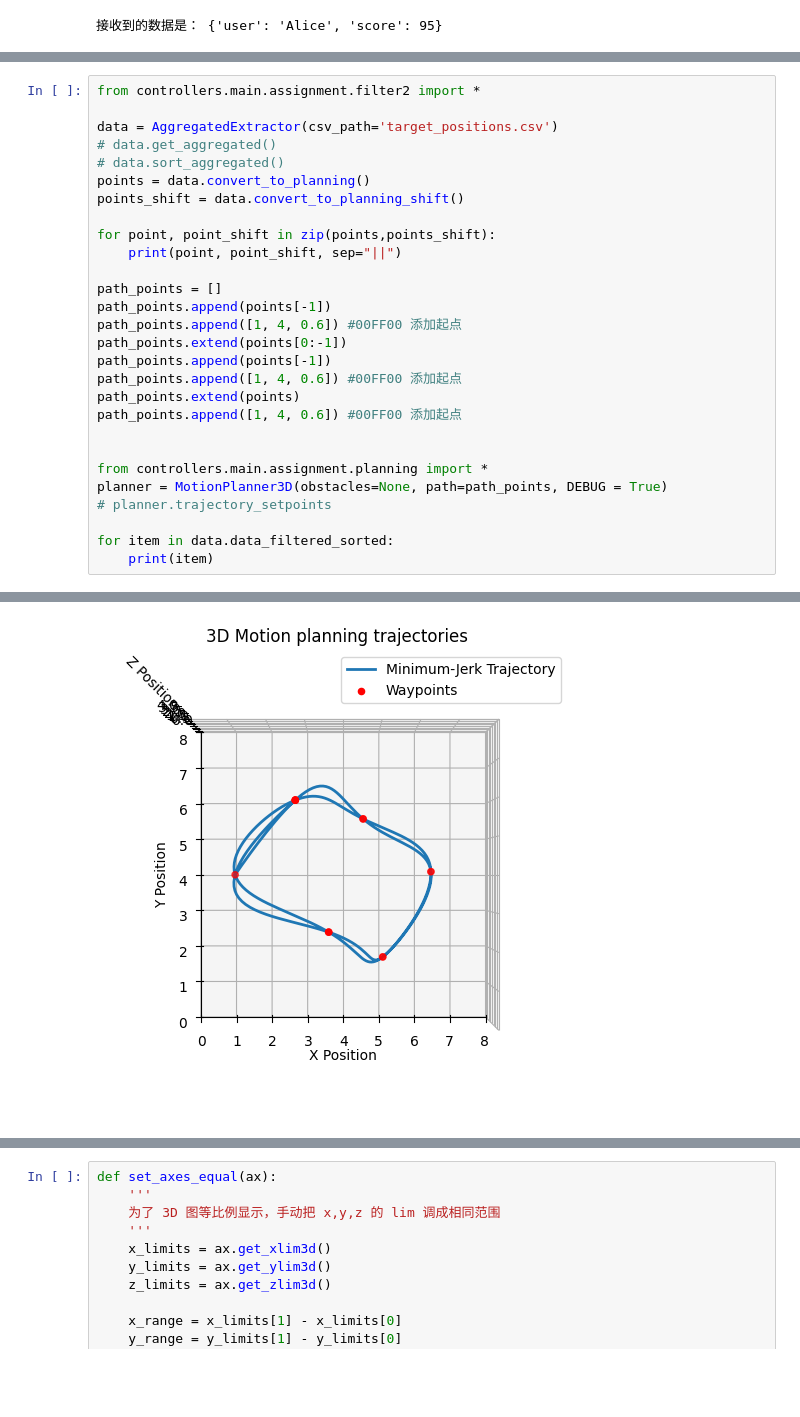
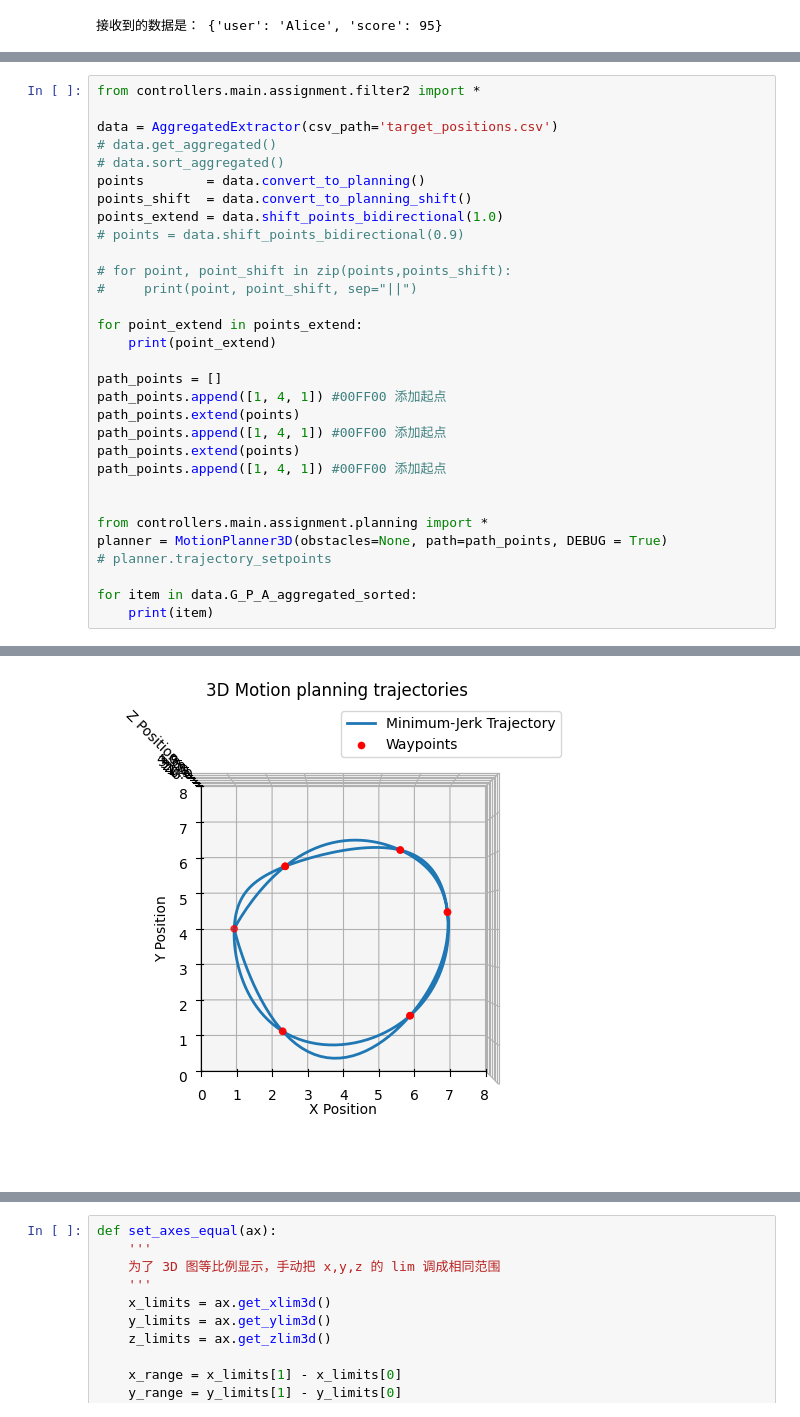
Before and after one commit to MATH-286-Pro/EPFL-MICRO-502-Aerial-Robotics, a Jupyter notebook: test.ipynb, the cells around one changed output, grey strips where cells are left out. Cells and saved outputs as stored; diff of their text form; blank space fills up the shorter version.

```diff
--- a/test.ipynb
+++ b/test.ipynb
@@ -243,26 +243,29 @@ from controllers.main.assignment.filter2 import *
 data = AggregatedExtractor(csv_path='target_positions.csv')
 # data.get_aggregated()
 # data.sort_aggregated()
-points = data.convert_to_planning()
-points_shift = data.convert_to_planning_shift()
+points        = data.convert_to_planning()
+points_shift  = data.convert_to_planning_shift()
+points_extend = data.shift_points_bidirectional(1.0)
+# points = data.shift_points_bidirectional(0.9)
 
-for point, point_shift in zip(points,points_shift):
-    print(point, point_shift, sep="||")
+# for point, point_shift in zip(points,points_shift):
+#     print(point, point_shift, sep="||")
+
+for point_extend in points_extend:
+    print(point_extend)
 
 path_points = []
-path_points.append(points[-1])
-path_points.append([1, 4, 0.6]) #00FF00 添加起点
-path_points.extend(points[0:-1])
-path_points.append(points[-1])
-path_points.append([1, 4, 0.6]) #00FF00 添加起点
+path_points.append([1, 4, 1]) #00FF00 添加起点
 path_points.extend(points)
-path_points.append([1, 4, 0.6]) #00FF00 添加起点
+path_points.append([1, 4, 1]) #00FF00 添加起点
+path_points.extend(points)
+path_points.append([1, 4, 1]) #00FF00 添加起点
 
 
 from controllers.main.assignment.planning import *
 planner = MotionPlanner3D(obstacles=None, path=path_points, DEBUG = True)
 # planner.trajectory_setpoints
 
-for item in data.data_filtered_sorted:
+for item in data.G_P_A_aggregated_sorted:
     print(item)
 # %% [output]
@@ -274 +282 @@ for item in data.data_filtered_sorted:
-[figure, old version]
+[figure, new version]
```
Also changed, not shown: parts of 4 cells of this notebook, 4 other files.
